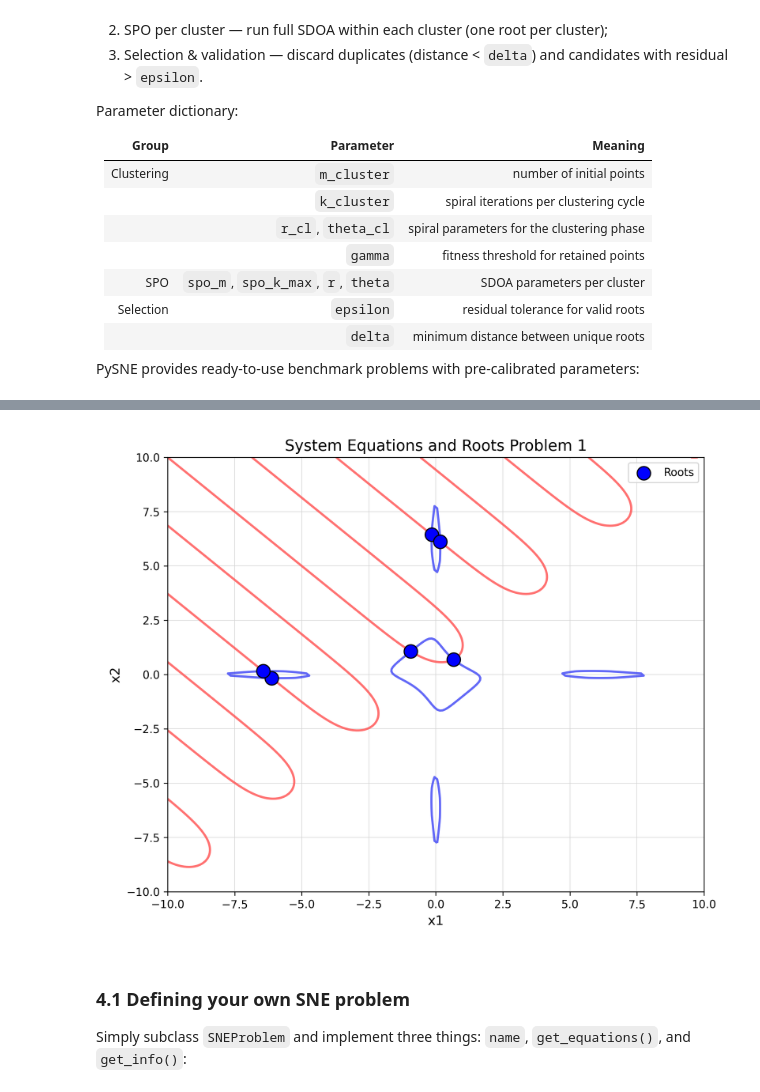
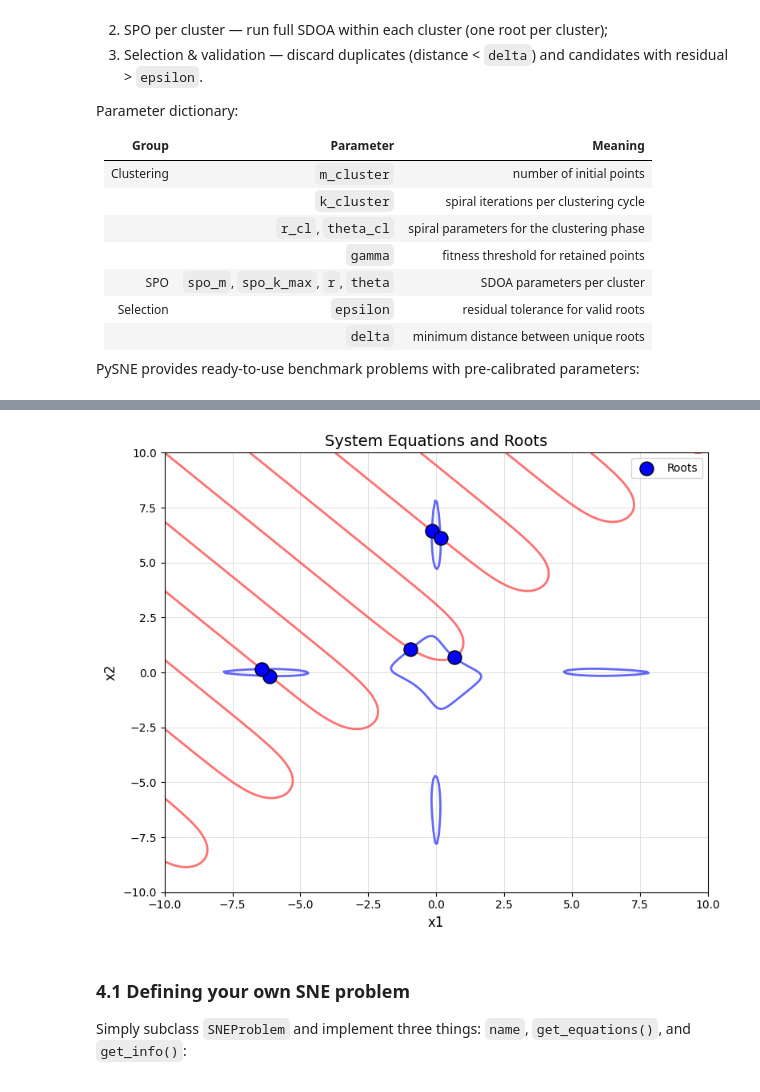
Before and after one commit to aldynugraha17/IMW26-AAA, a Jupyter notebook: azarya/Tutorial_PySNE_IMW26.ipynb, the cells around one changed output, grey strips where cells are left out. Saved outputs shown, nothing was run; the diff lists cells and outputs as text; code cells hidden in the pictures.

```diff
--- a/azarya/Tutorial_PySNE_IMW26.ipynb
+++ b/azarya/Tutorial_PySNE_IMW26.ipynb
@@ -173,0 +395,18 @@ The problem is clear: this system has 6 roots in the given domain, but each run
+# %%
+import numpy as np
+from pysne.utils import objective_function
+from pysne.optimizers.sdoa.engine import spiral_dynamics_optimization
+
+# Problem 2 (Sidarto & Kania, 2015)
+equations = [
+    lambda x: 0.5 * np.sin(x[0] * x[1]) - 0.25 * x[1]/np.pi - 0.5 * x[0],
+    lambda x: (1 - 0.25/np.pi) * (np.exp(2*x[0]) - np.e) + np.e * x[1]/np.pi - 2*np.e*x[0]
+]
+
+# Fitness: F(x) = 1 / (1 + sum |f_i(x)|), maximized
+fitness = lambda x: objective_function(x, equations)
+
+domain_sne = [(-1, 3), (-17, 4)]
+
+# SPO Parameter (Problem 2): m=300, r=0.95, theta=pi/4, k_max=300
+params = {'m': 300, 'r': 0.95, 'theta': np.pi / 4, 'k_max': 300}
@@ -259,8 +556,27 @@ df.round(8)
 | 3 | -0.155283 | 6.439836 | 8.000000e-08 |
 | 4 | 0.163333 | 6.122434 | 8.000000e-08 |
 | 5 | -6.437163 | 0.155348 | 9.000000e-08 |
-# %% [markdown]
-![problem_1_benchmark_system_non-linear_equation_results.png](embedded-picture-1)
+# %%
+import matplotlib.pyplot as plt
+
+# Plot all roots found by solve_system on the equation contours
+plt.figure(figsize=(8, 6.5))
+for eq, color in zip(prob_sne.get_equations(), ['#ff4d4d', '#3b42f5']):
+    Z = np.array([[eq(np.array([a, b])) for a, b in zip(rx, ry)]
+                  for rx, ry in zip(xx, yy)])
+    plt.contour(xx, yy, Z, levels=[0], colors=color, alpha=0.8, linewidths=2)
+
+all_roots = np.array(result['roots'])
+plt.scatter(all_roots[:, 0], all_roots[:, 1], marker='o', facecolor='blue',
+            edgecolor='black', s=150, linewidths=1, label='Roots', zorder=10)
+plt.title('System Equations and Roots', fontsize=14)
+plt.xlabel('x1', fontsize=12); plt.ylabel('x2', fontsize=12)
+plt.grid(True, color='lightgray', linestyle='-', linewidth=0.5)
+plt.legend(loc='upper right')
+plt.tight_layout()
+plt.show()
+# %% [output]
+[figure, added]
 # %% [markdown]
 ### 4.1 Defining your own SNE problem
 
```
Also changed, not shown: parts of 40 cells of this notebook.
